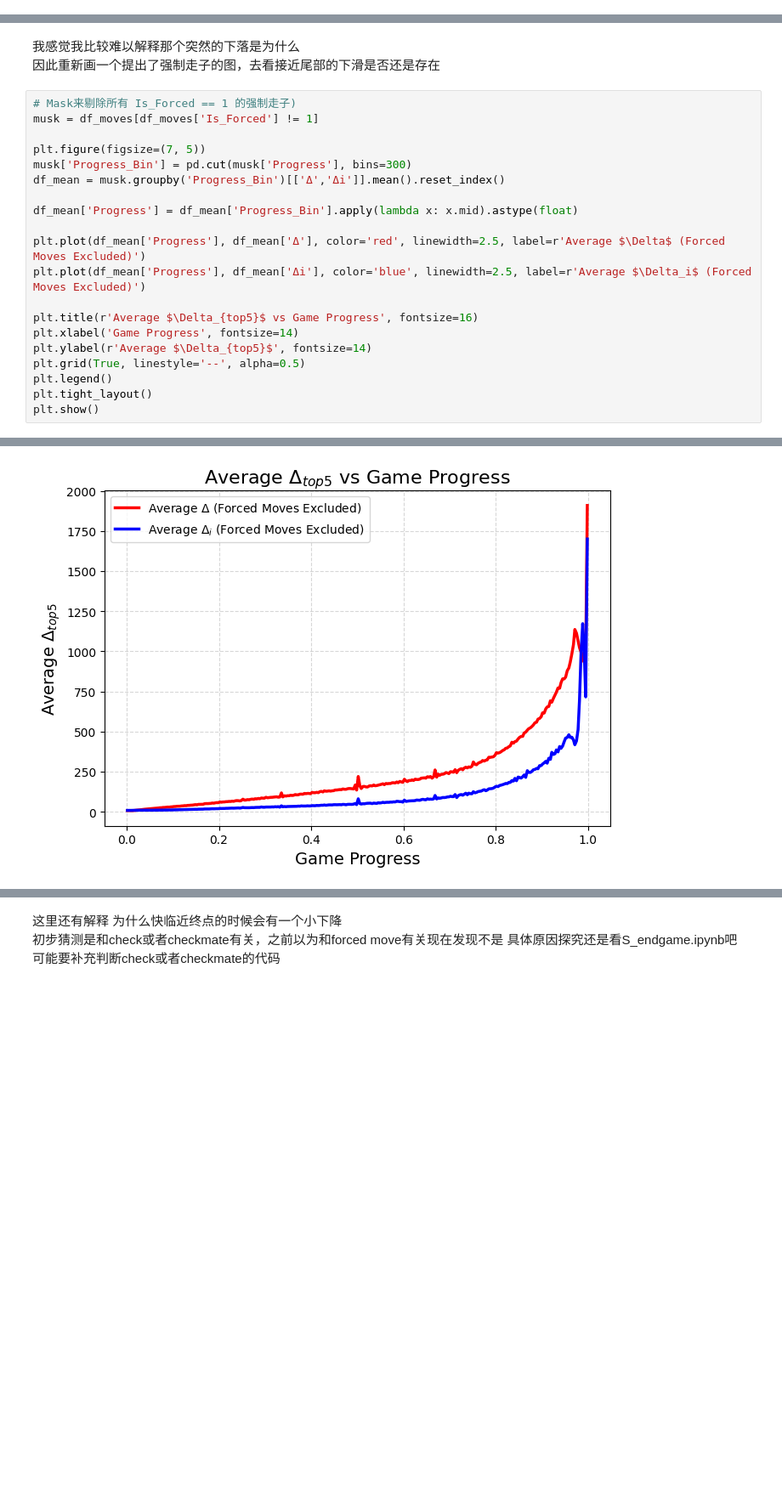
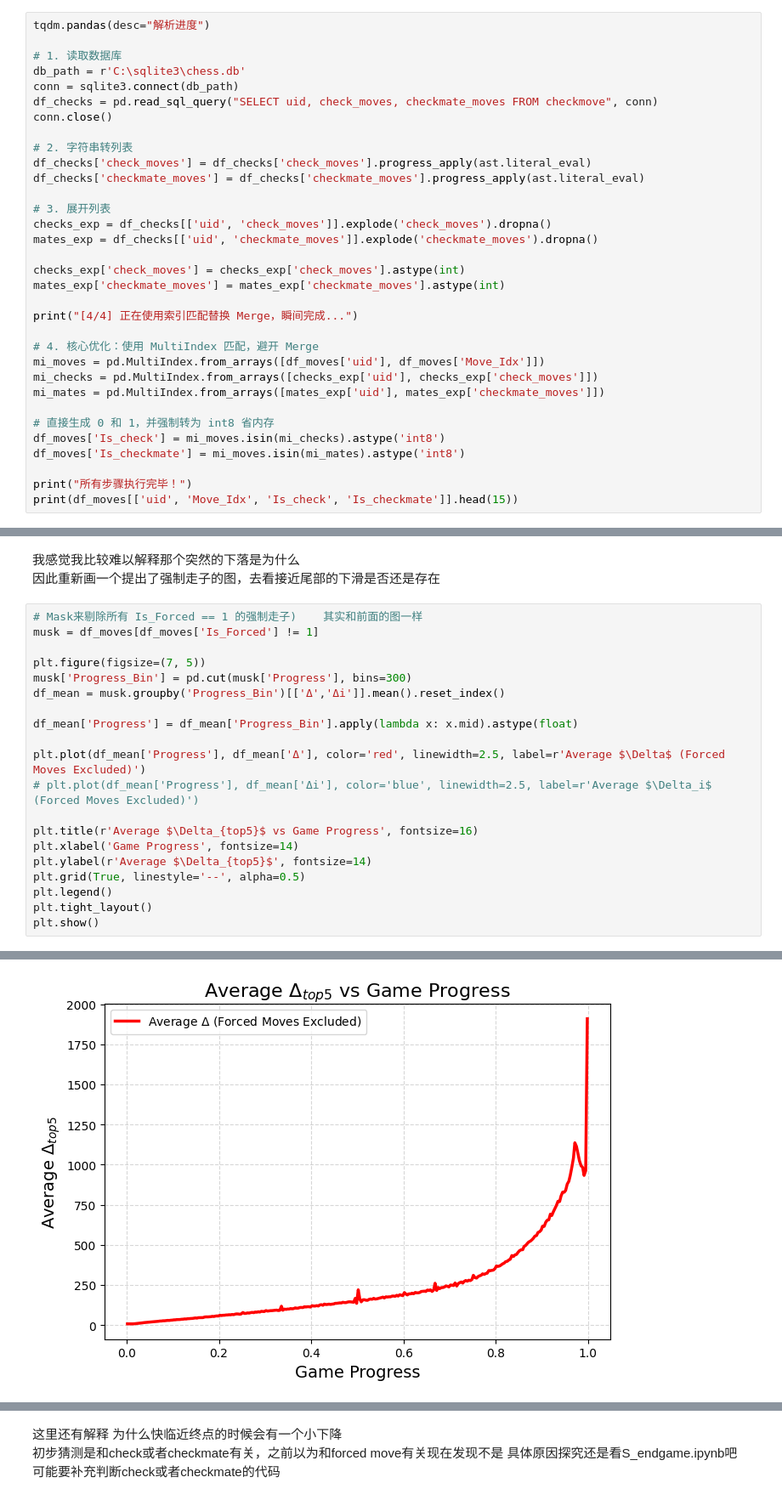
Before and after one commit to zZimablueee/Chess, a Jupyter notebook: complexity/delta_0/graphs/figure1.ipynb, the cells around one changed output, grey strips where cells are left out. Shown at 85% size. Drawn from its saved outputs; the diff is of its cells as text; blank space fills up the shorter version.

```diff
--- a/complexity/delta_0/graphs/figure1.ipynb
+++ b/complexity/delta_0/graphs/figure1.ipynb
@@ -382,0 +385,33 @@ show_board_with_scores(test_fen_c, test_moves_c)
+# %%
+tqdm.pandas(desc="解析进度")
+
+# 1. 读取数据库
+db_path = r'C:\sqlite3\chess.db'
+conn = sqlite3.connect(db_path)
+df_checks = pd.read_sql_query("SELECT uid, check_moves, checkmate_moves FROM checkmove", conn)
+conn.close()
+
+# 2. 字符串转列表
+df_checks['check_moves'] = df_checks['check_moves'].progress_apply(ast.literal_eval)
+df_checks['checkmate_moves'] = df_checks['checkmate_moves'].progress_apply(ast.literal_eval)
+
+# 3. 展开列表
+checks_exp = df_checks[['uid', 'check_moves']].explode('check_moves').dropna()
+mates_exp = df_checks[['uid', 'checkmate_moves']].explode('checkmate_moves').dropna()
+
+checks_exp['check_moves'] = checks_exp['check_moves'].astype(int)
+mates_exp['checkmate_moves'] = mates_exp['checkmate_moves'].astype(int)
+
+print("[4/4] 正在使用索引匹配替换 Merge，瞬间完成...")
+
+# 4. 核心优化：使用 MultiIndex 匹配，避开 Merge
+mi_moves = pd.MultiIndex.from_arrays([df_moves['uid'], df_moves['Move_Idx']])
+mi_checks = pd.MultiIndex.from_arrays([checks_exp['uid'], checks_exp['check_moves']])
+mi_mates = pd.MultiIndex.from_arrays([mates_exp['uid'], mates_exp['checkmate_moves']])
+
+# 直接生成 0 和 1，并强制转为 int8 省内存
+df_moves['Is_check'] = mi_moves.isin(mi_checks).astype('int8')
+df_moves['Is_checkmate'] = mi_moves.isin(mi_mates).astype('int8')
+
+print("所有步骤执行完毕！")
+print(df_moves[['uid', 'Move_Idx', 'Is_check', 'Is_checkmate']].head(15))
@@ -425,29 +480,29 @@ plt.show()
 我感觉我比较难以解释那个突然的下落是为什么
 因此重新画一个提出了强制走子的图，去看接近尾部的下滑是否还是存在
 # %%
-# Mask来剔除所有 Is_Forced == 1 的强制走子)
+# Mask来剔除所有 Is_Forced == 1 的强制走子)    其实和前面的图一样
 musk = df_moves[df_moves['Is_Forced'] != 1]
 
 plt.figure(figsize=(7, 5))
 musk['Progress_Bin'] = pd.cut(musk['Progress'], bins=300)
 df_mean = musk.groupby('Progress_Bin')[['Δ','Δi']].mean().reset_index()
 
 df_mean['Progress'] = df_mean['Progress_Bin'].apply(lambda x: x.mid).astype(float)
 
 plt.plot(df_mean['Progress'], df_mean['Δ'], color='red', linewidth=2.5, label=r'Average $\Delta$ (Forced Moves Excluded)')
-plt.plot(df_mean['Progress'], df_mean['Δi'], color='blue', linewidth=2.5, label=r'Average $\Delta_i$ (Forced Moves Excluded)')
+# plt.plot(df_mean['Progress'], df_mean['Δi'], color='blue', linewidth=2.5, label=r'Average $\Delta_i$ (Forced Moves Excluded)')
 
 plt.title(r'Average $\Delta_{top5}$ vs Game Progress', fontsize=16)
 plt.xlabel('Game Progress', fontsize=14)
 plt.ylabel(r'Average $\Delta_{top5}$', fontsize=14)
 plt.grid(True, linestyle='--', alpha=0.5)
 plt.legend()
 plt.tight_layout()
 plt.show()
 # %% [output]
 A value is trying to be set on a copy of a slice from a DataFrame.
 Try using .loc[row_indexer,col_indexer] = value instead
 
 See the caveats in the documentation: https://pandas.pydata.org/pandas-docs/stable/user_guide/indexing.html#returning-a-view-versus-a-copy
   musk['Progress_Bin'] = pd.cut(musk['Progress'], bins=300)
-[figure, old version]
+[figure, new version]
```
Also changed, not shown: parts of 21 cells of this notebook, 4 other files.
